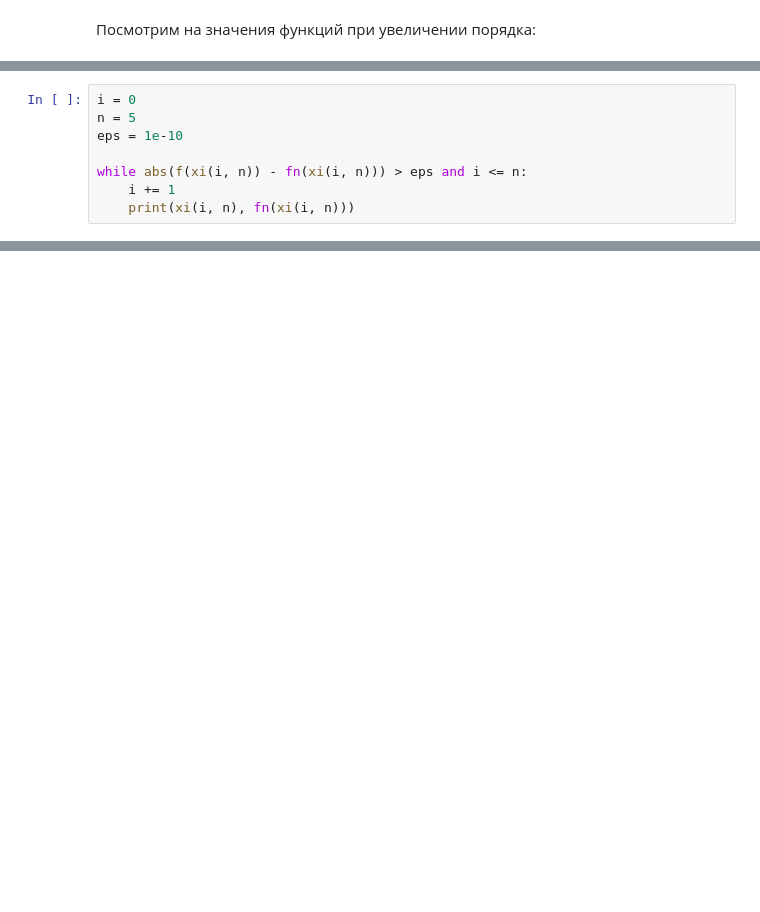
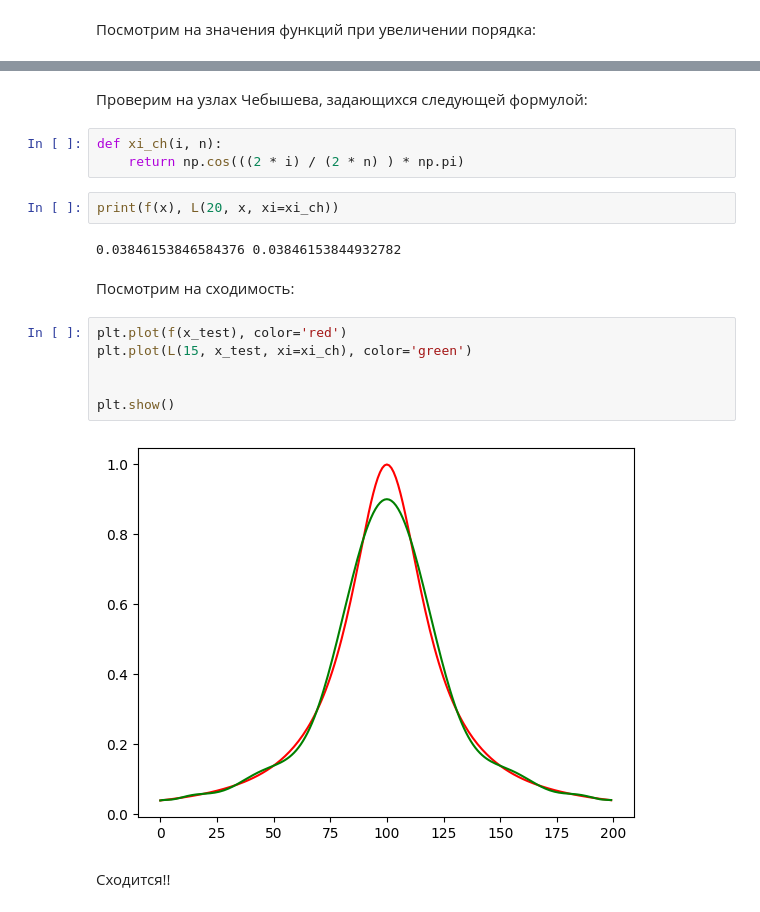
Before and after one commit to letteredMelody/numerical_methods, a Jupyter notebook: function_interpolation.ipynb, the cells around one changed output, grey strips where cells are left out. Drawn from its saved outputs; the diff is of its cells as text; blank space fills up the shorter version.

```diff
--- a/function_interpolation.ipynb
+++ b/function_interpolation.ipynb
@@ -108,8 +59,0 @@ def fn(x, i, n, fn_1):
-# %%
-i = 0
-n = 5
-eps = 1e-10
-
-while abs(f(xi(i, n)) - fn(xi(i, n))) > eps and i <= n:
-    i += 1
-    print(xi(i, n), fn(xi(i, n)))
@@ -115,0 +87,21 @@ while abs(f(xi(i, n)) - fn(xi(i, n))) > eps and i <= n:
+# %% [markdown]
+Проверим на узлах Чебышева, задающихся следующей формулой:
+# %%
+def xi_ch(i, n):
+    return np.cos(((2 * i) / (2 * n) ) * np.pi)
+# %%
+print(f(x), L(20, x, xi=xi_ch))
+# %% [output]
+0.03846153846584376 0.03846153844932782
+# %% [markdown]
+Посмотрим на сходимость:
+# %%
+plt.plot(f(x_test), color='red')
+plt.plot(L(15, x_test, xi=xi_ch), color='green')
+
+
+plt.show()
+# %% [output]
+[figure, added]
+# %% [markdown]
+Cходится!!
```
Also changed, not shown: parts of 14 cells of this notebook.
